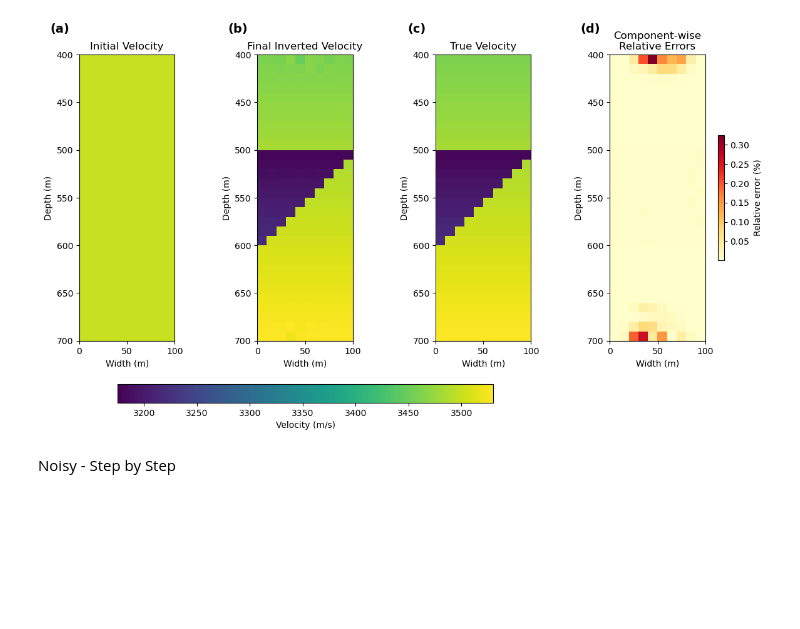
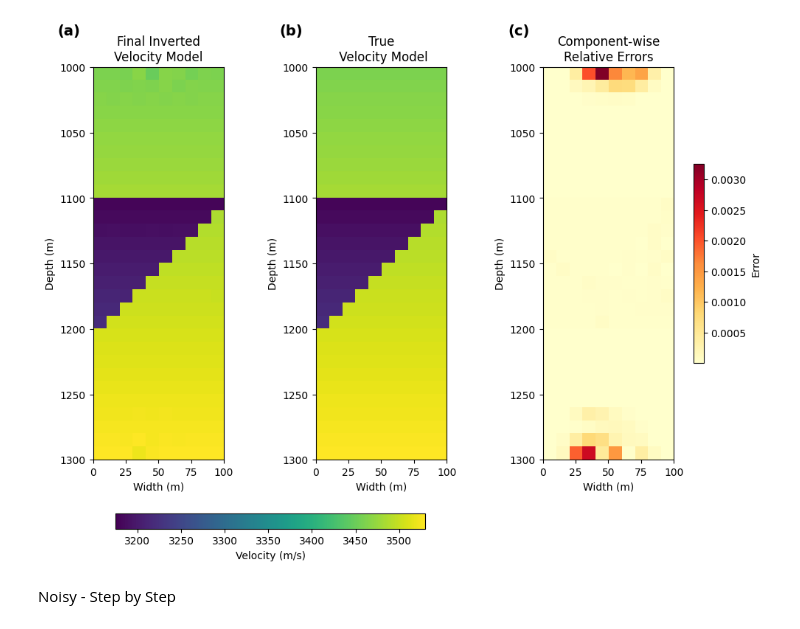
Before and after one commit to x-repos/traveltime-inversion-annealing, a Jupyter notebook: 5-plots.ipynb, the cells around one changed output. Saved outputs shown, nothing was run; the diff lists cells and outputs as text; code cells hidden in the pictures; blank space fills up the shorter version.

```diff
--- a/5-plots.ipynb
+++ b/5-plots.ipynb
@@ -329,7 +330,9 @@ fig, axes = plt.subplots(rows, cols, figsize=(9, 12))
 axes = axes.flatten()
 
 vmin, vmax = 3175, 3530
-extent = [0, 100, 700, 400]  # Set the desired extent
+extent = [0, 100, 1300, 1000]  # Set the desired extent
+
+velocity_initial = np.full((30, 10), 3500)
 
 # Loop through each matrix and plot
 for i, data in enumerate(velocity_inversion):
@@ -386,67 +474,54 @@ velocity_initial = np.full((30, 10), 3500)
 
 # Create a triangular wedge shape with vertices at (0, 10), (0, 20), and (10, 10)
 for i in range(wedge_start_row, wedge_end_row):
     row_velocity = np.linspace(wedge_min_velocity, wedge_max_velocity, wedge_end_row - wedge_start_row)[i - wedge_start_row]
     num_cols_in_wedge = wedge_end_row - i
     velocity_model[i, :num_cols_in_wedge] = row_velocity
 
 # Define the extent
-extent = [0, 100, 700, 400]
+extent = [0, 100, 1300, 1000]
 
-# Create the 1x4 grid layout
-fig, axs = plt.subplots(1, 4, figsize=(12, 7))
+# Create the 1x3 grid layout
+fig, axs = plt.subplots(1, 3, figsize=(10, 7))
 
-# First plot: Initial Velocity
-im1 = axs[0].imshow(velocity_initial, cmap='viridis', interpolation='nearest', extent=extent, origin='upper', vmin=3175, vmax=3530)
-axs[0].set_title('Initial Velocity')
+# Second plot: Inverted Velocity
+im1 = axs[0].imshow(velocity_inversion[9], cmap='viridis', interpolation='nearest', extent=extent, origin='upper', vmin=3175, vmax=3530)
+axs[0].set_title('Final Inverted\nVelocity Model')
 axs[0].set_xlabel('Width (m)')
 axs[0].set_ylabel('Depth (m)')
 
-# Second plot: Inverted Velocity
-im2 = axs[1].imshow(velocity_inversion[9], cmap='viridis', interpolation='nearest', extent=extent, origin='upper', vmin=3175, vmax=3530)
-axs[1].set_title('Final Inverted Velocity')
+# Third plot: Velocity Model
+im2 = axs[1].imshow(velocity_model, cmap='viridis', interpolation='nearest', extent=extent, origin='upper', vmin=3175, vmax=3530)
+axs[1].set_title('True\n Velocity Model')
 axs[1].set_xlabel('Width (m)')
 axs[1].set_ylabel('Depth (m)')
 
-# Third plot: Velocity Model
-im3 = axs[2].imshow(velocity_model, cmap='viridis', interpolation='nearest', extent=extent, origin='upper', vmin=3175, vmax=3530)
-axs[2].set_title('True Velocity')
+# Fourth plot: Difference
+relative_error = np.abs((velocity_model - velocity_inversion[9]) / velocity_model)
+im3 = axs[2].imshow(relative_error, cmap='YlOrRd', interpolation='nearest', extent=extent, origin='upper')
+axs[2].set_title('Component-wise\nRelative Errors')
 axs[2].set_xlabel('Width (m)')
 axs[2].set_ylabel('Depth (m)')
 
-
-
-# Fourth plot: Difference
-relative_error = np.abs((velocity_model - velocity_inversion[9]) / velocity_model) * 100
-
-im4 = axs[3].imshow(relative_error, cmap='YlOrRd', interpolation='nearest', extent=extent, origin='upper')\
-
-axs[3].set_title('Component-wise\nRelative Errors')
-axs[3].set_xlabel('Width (m)')
-axs[3].set_ylabel('Depth (m)')
-
-# Add a single colorbar for the first three subplots
-cbar1 = fig.colorbar(im1, ax=axs[:3], orientation='horizontal', fraction=0.05, pad=-0.2)
-cbar1.ax.set_position([0.13, 0.1, 0.5, 0.05])  # [left, bottom, width, height]
-
-
+# Add a single colorbar for the first two subplots
+cbar1 = fig.colorbar(im1, ax=axs[:2], orientation='horizontal', fraction=0.05, pad=0.2)
+cbar1.ax.set_position([-0.03, 0.00, 0.7, 0.03])  # [left, bottom, width, height]
 cbar1.set_label('Velocity (m/s)')
 
-# Add a separate vertical colorbar for the fourth subplot
-cbar2 = fig.colorbar(im4, ax=axs[3], orientation='vertical', fraction=0.05, pad=0.1)
-cbar2.set_label('Relative error (%)')
+# Add a separate vertical colorbar for the third subplot
+cbar2 = fig.colorbar(im3, ax=axs[2], orientation='vertical', fraction=0.05, pad=0.1)
+cbar2.set_label('Error')
 
-# Add labels "a", "b", "c", and "d" to the subplots
+# Add labels "a", "b", and "c" to the subplots
 axs[0].text(-0.1, 1.11, '(a)', transform=axs[0].transAxes, fontsize=14, va='top', ha='right', fontweight='bold')
 axs[1].text(-0.1, 1.11, '(b)', transform=axs[1].transAxes, fontsize=14, va='top', ha='right', fontweight='bold')
 axs[2].text(-0.1, 1.11, '(c)', transform=axs[2].transAxes, fontsize=14, va='top', ha='right', fontweight='bold')
-axs[3].text(-0.1, 1.11, '(d)', transform=axs[3].transAxes, fontsize=14, va='top', ha='right', fontweight='bold')
 
 plt.tight_layout(rect=[0, 0.05, 1, 1])  # Adjust layout to make room for the colorbars
 plt.show()
 fig.savefig('plots/result_diff.png', bbox_inches='tight', dpi=200)  # Save with desired DPI and tight bounding box
 # %% [output]
-[figure, old version]
+[figure, new version]
 # %% [markdown]
 Noisy - Step by Step
 # %%
```
Also changed, not shown: parts of 9 cells of this notebook, 7 other files.
